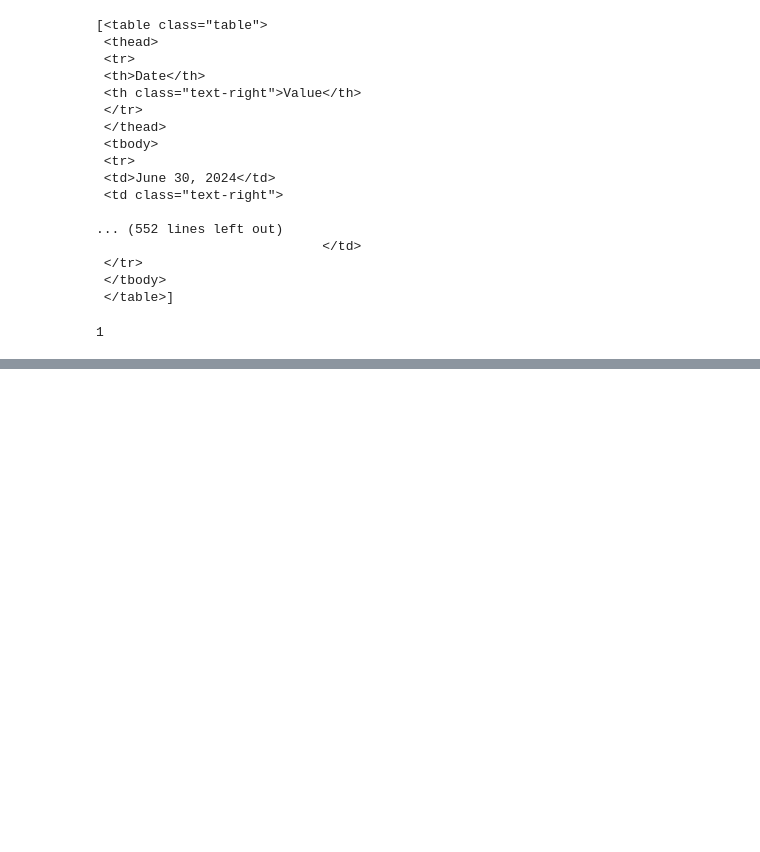
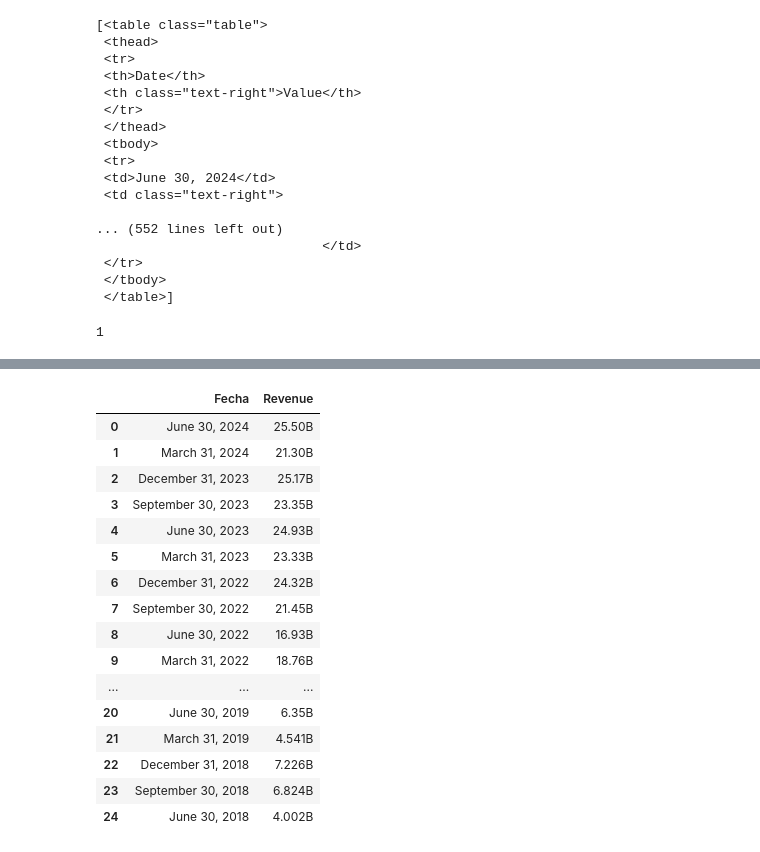
Before and after one commit to LuisCamachoRivero/web-scraping-project-tutorial, a Jupyter notebook: src/explore.es.ipynb, the cells around one changed output, grey strips where cells are left out. Saved outputs shown, nothing was run; the diff lists cells and outputs as text; code cells hidden in the pictures; blank space fills up the shorter version.

```diff
--- a/src/explore.es.ipynb
+++ b/src/explore.es.ipynb
@@ -92,0 +113,30 @@ table_index
+# %%
+df_tesla = pd.DataFrame(columns=['Fecha','Revenue']) #Creamos un DataFrame vacío
+
+#Iteramos la primera parte de toda_las_tablas para limpiar y extraer los valores necesarios
+for row in todas_las_tablas[0].tbody.find_all('tr'):
+    col = row.find_all('td')
+    if (col != []):
+        Fecha = col[0].text
+        Revenue = col[1].text.replace('$','').replace('\n','').replace(' ','')
+        df_tesla = pd.concat([df_tesla,pd.DataFrame({'Fecha':Fecha,'Revenue':Revenue},index=[0])],ignore_index=True)
+
+df_tesla
+# %% [output]
+|  | Fecha | Revenue |
+| 0 | June 30, 2024 | 25.50B |
+| 1 | March 31, 2024 | 21.30B |
+| 2 | December 31, 2023 | 25.17B |
+| 3 | September 30, 2023 | 23.35B |
+| 4 | June 30, 2023 | 24.93B |
+| 5 | March 31, 2023 | 23.33B |
+| 6 | December 31, 2022 | 24.32B |
+| 7 | September 30, 2022 | 21.45B |
+| 8 | June 30, 2022 | 16.93B |
+| 9 | March 31, 2022 | 18.76B |
+| ... | ... | ... |
+| 20 | June 30, 2019 | 6.35B |
+| 21 | March 31, 2019 | 4.541B |
+| 22 | December 31, 2018 | 7.226B |
+| 23 | September 30, 2018 | 6.824B |
+| 24 | June 30, 2018 | 4.002B |
```
Also changed, not shown: parts of 4 cells of this notebook.
